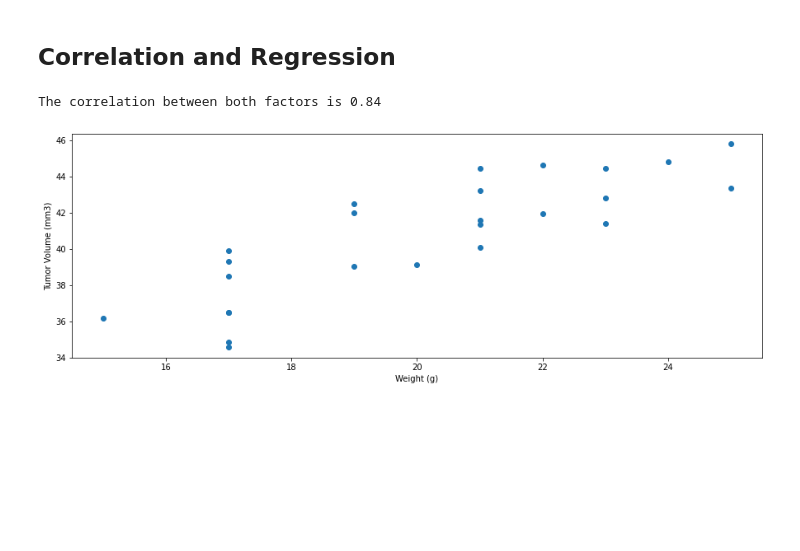
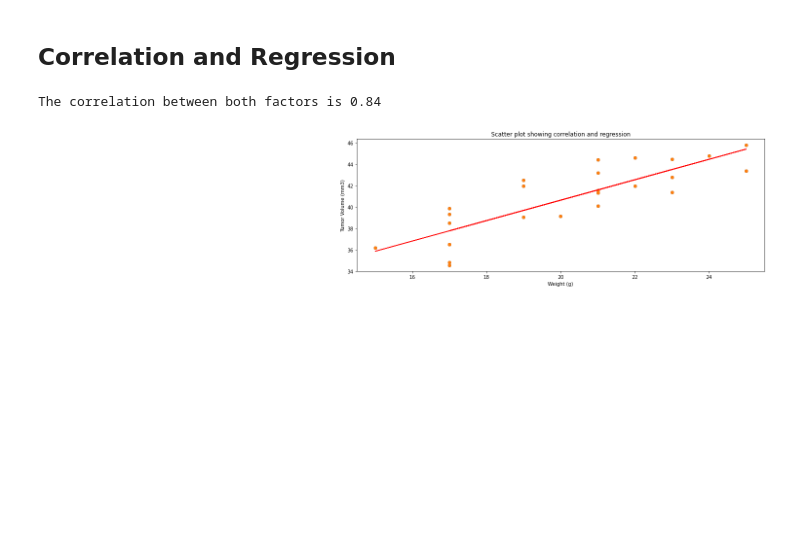
Before and after one commit to VijetaPuthran/Matplotlib, a Jupyter notebook: Pymaceuticals/pymaceuticals_starter.ipynb, the cells around one changed output. Drawn from its saved outputs; the diff is of its cells as text; code cells hidden in the pictures; blank space fills up the shorter version.

Commit message:
Script updated for regression and correlation model

```diff
--- a/Pymaceuticals/pymaceuticals_starter.ipynb
+++ b/Pymaceuticals/pymaceuticals_starter.ipynb
@@ -448,12 +448,20 @@ Text(0, 0.5, 'Tumor Volume (mm3)')
 # Calculate the correlation coefficient and linear regression model
 # for mouse weight and average tumor volume for the Capomulin regimen
 # %%
+from scipy.stats import linregress
 correlation = st.pearsonr(x_axis,volume)
 plt.scatter(x_axis,volume)
+plt.title('Scatter plot showing correlation and regression')
 plt.xlabel('Weight (g)')
 plt.ylabel('Tumor Volume (mm3)')
+(slope, intercept, rvalue, pvalue, stderr) = linregress(x_axis, volume)
+regress_values = x_axis * slope + intercept
+line_eq = "y = " + str(round(slope,2)) + "x + " + str(round(intercept,2))
+plt.scatter(x_axis, volume)
+plt.plot(x_axis,regress_values,"r-")
+plt.annotate(line_eq,(6,10),fontsize=15,color="red")
 print(f"The correlation between both factors is {round(correlation[0],2)}")
 plt.show()
 # %% [output]
 The correlation between both factors is 0.84
-[figure, old version]
+[figure, new version]
```
